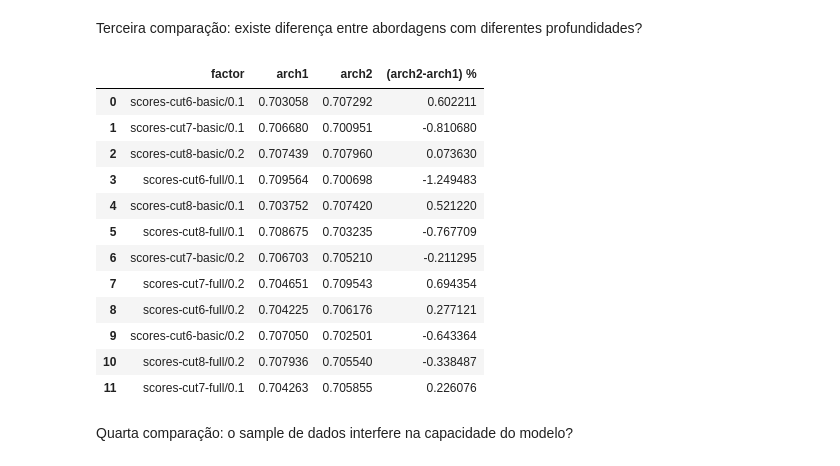
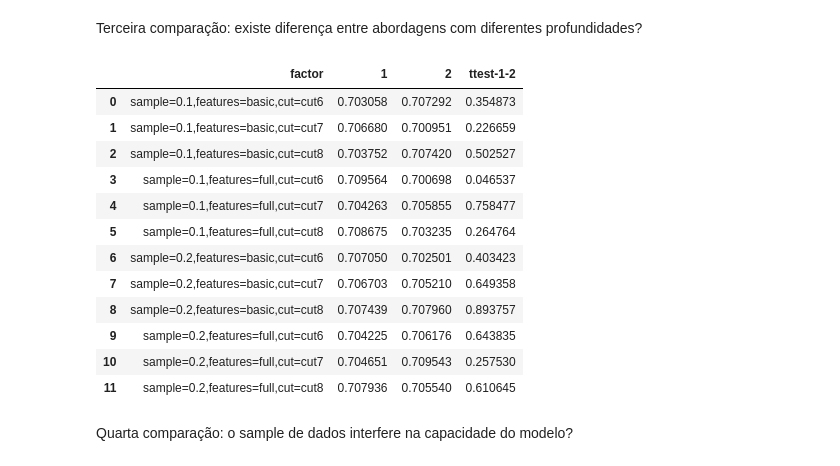
Before and after one commit to BrunoSantosPK/annproject, a Jupyter notebook: notebooks/experiments.ipynb, the cells around one changed output. Drawn from its saved outputs; the diff is of its cells as text; code cells hidden in the pictures.

```diff
--- a/notebooks/experiments.ipynb
+++ b/notebooks/experiments.ipynb
@@ -792,60 +765,24 @@ metrics
 # %% [markdown]
 Terceira comparação: existe diferença entre abordagens com diferentes profundidades?
-# %%
-# Descreve fatores de análise
-factors: Set[str] = set()
-for dataset_type in df["dataset_type"].unique():
-    for sample in df["sample"].unique():
-        factors.add(f"{dataset_type}/{sample}")
-
-# Calcula as médias para cada fator
-metrics = []
-for factor in factors:
-    dt, sample = factor.split("/")
-    arch1, arch2 = 1, 2
-
-    metric = {
-        "factor": factor,
-        "arch1": [],
-        "arch2": []
-    }
-
-    subset = df.loc[
-        (df["sample"] == float(sample))
-        & (df["dataset_type"] == dt)
-    ]
-
-    for _, row in subset.iterrows():
-        with open(f"{RESULTS_DIR}/{row["predict_file"]}") as file:
-            result = json.load(file)
-
-        if row["arch"] == arch1:
-            metric["arch1"].append(result["metrics"]["f1-score"])
-
-        if row["arch"] == arch2:
-            metric["arch2"].append(result["metrics"]["f1-score"])
-
-    metric["arch1"] = np.mean(metric["arch1"])
-    metric["arch2"] = np.mean(metric["arch2"])
-    metric["(arch2-arch1) %"] = (metric["arch2"] - metric["arch1"]) * 100 / metric["arch1"]
-
-    metrics.append(metric)
-
-metrics = pd.DataFrame(metrics)
-metrics
-# %% [output]
-|  | factor | arch1 | arch2 | (arch2-arch1) % |
-| 0 | scores-cut6-basic/0.1 | 0.703058 | 0.707292 | 0.602211 |
-| 1 | scores-cut7-basic/0.1 | 0.706680 | 0.700951 | -0.810680 |
-| 2 | scores-cut8-basic/0.2 | 0.707439 | 0.707960 | 0.073630 |
-| 3 | scores-cut6-full/0.1 | 0.709564 | 0.700698 | -1.249483 |
-| 4 | scores-cut8-basic/0.1 | 0.703752 | 0.707420 | 0.521220 |
-| 5 | scores-cut8-full/0.1 | 0.708675 | 0.703235 | -0.767709 |
-| 6 | scores-cut7-basic/0.2 | 0.706703 | 0.705210 | -0.211295 |
-| 7 | scores-cut7-full/0.2 | 0.704651 | 0.709543 | 0.694354 |
-| 8 | scores-cut6-full/0.2 | 0.704225 | 0.706176 | 0.277121 |
-| 9 | scores-cut6-basic/0.2 | 0.707050 | 0.702501 | -0.643364 |
-| 10 | scores-cut8-full/0.2 | 0.707936 | 0.705540 | -0.338487 |
-| 11 | scores-cut7-full/0.1 | 0.704263 | 0.705855 | 0.226076 |
+# %%
+generate_analysis(
+    df,
+    factor_columns=["sample", "features", "cut"],
+    analysis_column="arch"
+)
+# %% [output]
+|  | factor | 1 | 2 | ttest-1-2 |
+| 0 | sample=0.1,features=basic,cut=cut6 | 0.703058 | 0.707292 | 0.354873 |
+| 1 | sample=0.1,features=basic,cut=cut7 | 0.706680 | 0.700951 | 0.226659 |
+| 2 | sample=0.1,features=basic,cut=cut8 | 0.703752 | 0.707420 | 0.502527 |
+| 3 | sample=0.1,features=full,cut=cut6 | 0.709564 | 0.700698 | 0.046537 |
+| 4 | sample=0.1,features=full,cut=cut7 | 0.704263 | 0.705855 | 0.758477 |
+| 5 | sample=0.1,features=full,cut=cut8 | 0.708675 | 0.703235 | 0.264764 |
+| 6 | sample=0.2,features=basic,cut=cut6 | 0.707050 | 0.702501 | 0.403423 |
+| 7 | sample=0.2,features=basic,cut=cut7 | 0.706703 | 0.705210 | 0.649358 |
+| 8 | sample=0.2,features=basic,cut=cut8 | 0.707439 | 0.707960 | 0.893757 |
+| 9 | sample=0.2,features=full,cut=cut6 | 0.704225 | 0.706176 | 0.643835 |
+| 10 | sample=0.2,features=full,cut=cut7 | 0.704651 | 0.709543 | 0.257530 |
+| 11 | sample=0.2,features=full,cut=cut8 | 0.707936 | 0.705540 | 0.610645 |
 # %% [markdown]
 Quarta comparação: o sample de dados interfere na capacidade do modelo?
```
Also changed, not shown: parts of 12 cells of this notebook.
